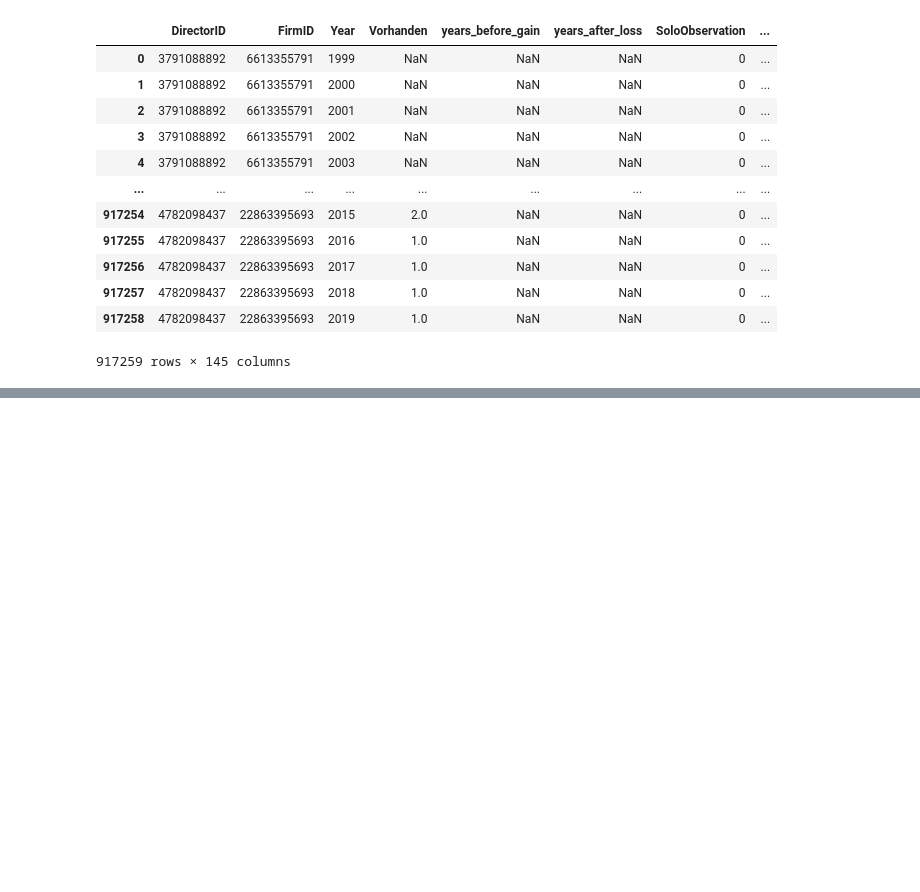
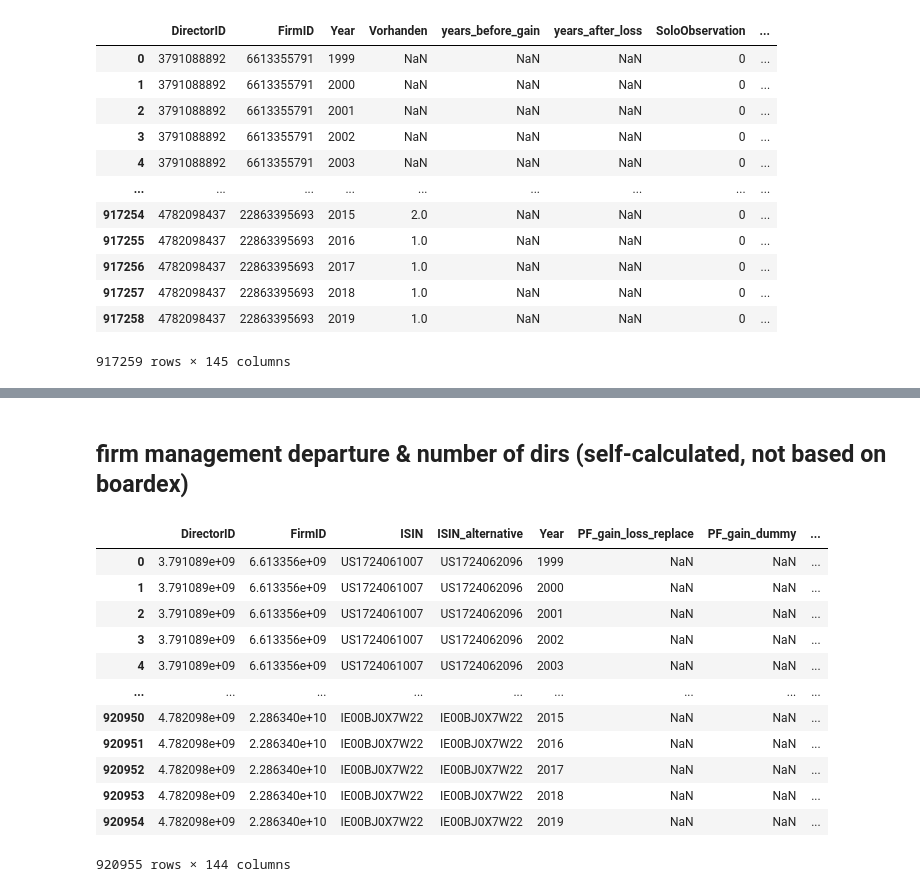
Before and after one commit to hannez11/director-project, a Jupyter notebook: merge notebooks/merge_variables.ipynb, the cells around one changed output, grey strips where cells are left out. Cells and saved outputs as stored; diff of their text form; code cells hidden in the pictures; blank space fills up the shorter version.

```diff
--- a/merge_variables.ipynb
+++ b/merge notebooks/merge_variables.ipynb
@@ -412,0 +431,8 @@ df_director_firm_year_merge_glassdoor.to_csv(r"C:\Users\hannes\Desktop\director-
+# %%
+pd.set_option('display.max_rows', 500)
+
+df_latest.drop(columns=["PF_MarketCapAverage_NURTESTWEISEFÜRMICHDRINLÖSCHEICHMORGEN!!!!"], inplace=True)
+
+for col in ["FirmID", "DirectorID", "FIRM_total_assets", "FIRM_beta", "PF_amort_of_def_charges_averages"]:
+    df_latest[col] = df_latest[col].astype("float")
+df_latest.dtypes
@@ -412,0 +460,22 @@ df_director_firm_year_merge_glassdoor.to_csv(r"C:\Users\hannes\Desktop\director-
+# %% [markdown]
+## firm management departure & number of dirs (self-calculated, not based on boardex)
+# %%
+import pandas as pd
+df_latest = pd.read_csv(r"F:\Downloads\director-firm-years-with-board_controls_23-12.csv", sep=";", decimal='.')
+df_departure = pd.read_excel(r"F:\Downloads\management_departure.xlsx")
+df_numberofdirs = pd.read_excel(r"C:\Users\Hannes\Desktop\number_of_dirs.xlsx")
+df_latest
+# %% [output]
+|  | DirectorID | FirmID | ISIN | ISIN_alternative | Year | PF_gain_loss_replace | PF_gain_dummy | ... |
+| 0 | 3.791089e+09 | 6.613356e+09 | US1724061007 | US1724062096 | 1999 | NaN | NaN | ... |
+| 1 | 3.791089e+09 | 6.613356e+09 | US1724061007 | US1724062096 | 2000 | NaN | NaN | ... |
+| 2 | 3.791089e+09 | 6.613356e+09 | US1724061007 | US1724062096 | 2001 | NaN | NaN | ... |
+| 3 | 3.791089e+09 | 6.613356e+09 | US1724061007 | US1724062096 | 2002 | NaN | NaN | ... |
+| 4 | 3.791089e+09 | 6.613356e+09 | US1724061007 | US1724062096 | 2003 | NaN | NaN | ... |
+| ... | ... | ... | ... | ... | ... | ... | ... | ... |
+| 920950 | 4.782098e+09 | 2.286340e+10 | IE00BJ0X7W22 | IE00BJ0X7W22 | 2015 | NaN | NaN | ... |
+| 920951 | 4.782098e+09 | 2.286340e+10 | IE00BJ0X7W22 | IE00BJ0X7W22 | 2016 | NaN | NaN | ... |
+| 920952 | 4.782098e+09 | 2.286340e+10 | IE00BJ0X7W22 | IE00BJ0X7W22 | 2017 | NaN | NaN | ... |
+| 920953 | 4.782098e+09 | 2.286340e+10 | IE00BJ0X7W22 | IE00BJ0X7W22 | 2018 | NaN | NaN | ... |
+| 920954 | 4.782098e+09 | 2.286340e+10 | IE00BJ0X7W22 | IE00BJ0X7W22 | 2019 | NaN | NaN | ... |
+920955 rows × 144 columns
```
Also changed, not shown: parts of 8 cells of this notebook, 4 other files.
